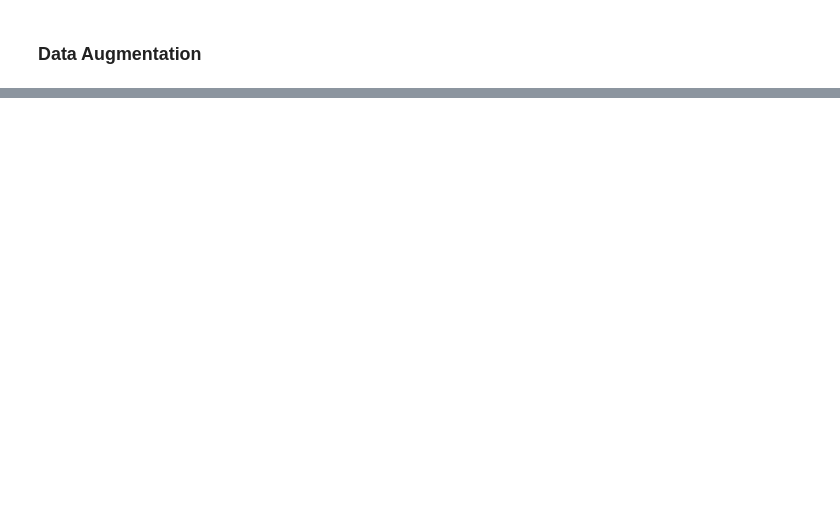
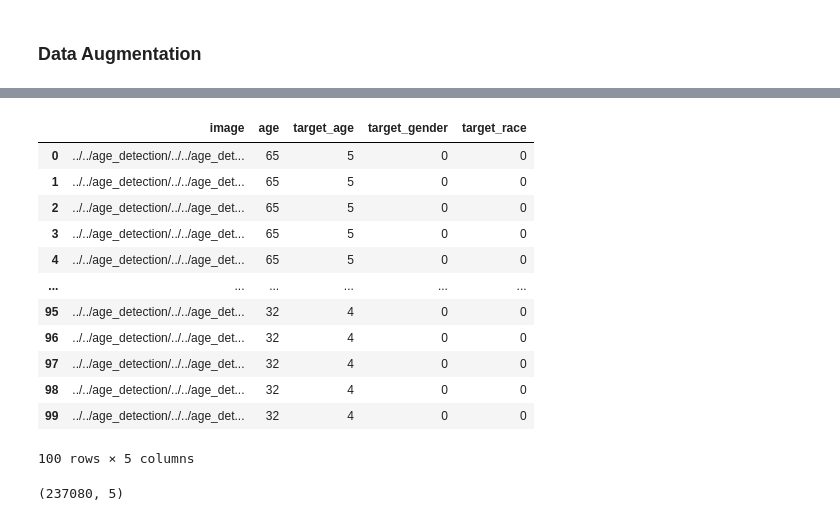
Before and after one commit to ipuneetgupta/Deep-Learning, a Jupyter notebook: FacialAnalysis/age_detection.ipynb, the cells around one changed output, grey strips where cells are left out. Drawn from its saved outputs; the diff is of its cells as text; code cells hidden in the pictures; blank space fills up the shorter version.

```diff
--- a/FacialAnalysis/age_detection.ipynb
+++ b/FacialAnalysis/age_detection.ipynb
@@ -206,13 +214,15 @@ train_aug_df
 # %%
 # Running a for-loop through all the images in train_df and augmenting them.
 
-for i in range(train_df.shape[0]):
+for i in tqdm(range(train_df.shape[0])):
 
     # Reading the image filepath, name, age and target values.
-    img_path = train_df.loc[i, 'filename']
+    img_path = train_df.loc[i, 'image']
     img_name = img_path.split("/")[-1]
     img_age = train_df.loc[i, 'age']
-    img_target = train_df.loc[i, 'target']
+    img_target_race = train_df.loc[i,'target_race']
+    img_target_age = train_df.loc[i, 'target_age']
+    img_target_gender = train_df.loc[i,'target_gender']
 
     # Reading the image from the filepath and converting it to proper colour format in cv2.
     img = cv2.imread(img_path)
@@ -265,16 +275,16 @@ for i in range(train_df.shape[0]):
 
     # Creating a new temp_df for the augmented images (similar to train_df).
     temp_df = pd.DataFrame(columns=train_df.columns)
-    temp_df.loc[1] = ["/content"+img_dest1, img_age, img_target]
-    temp_df.loc[2] = ["/content"+img_dest2, img_age, img_target]
-    temp_df.loc[3] = ["/content"+img_dest3, img_age, img_target]
-    temp_df.loc[4] = ["/content"+img_dest4, img_age, img_target]
-    temp_df.loc[5] = ["/content"+img_dest5, img_age, img_target]
-    temp_df.loc[6] = ["/content"+img_dest6, img_age, img_target]
-    temp_df.loc[7] = ["/content"+img_dest7, img_age, img_target]
-    temp_df.loc[8] = ["/content"+img_dest8, img_age, img_target]
-    temp_df.loc[9] = ["/content"+img_dest9, img_age, img_target]
-    temp_df.loc[10] = ["/content"+img_dest10, img_age, img_target]
+    temp_df.loc[1] = [path+img_dest1, img_age, img_target_age,img_target_gender,img_target_race]
+    temp_df.loc[2] = [path+img_dest2, img_age, img_target_age,img_target_gender,img_target_race]
+    temp_df.loc[3] = [path+img_dest3, img_age, img_target_age,img_target_gender,img_target_race]
+    temp_df.loc[4] = [path+img_dest4, img_age, img_target_age,img_target_gender,img_target_race]
+    temp_df.loc[5] = [path+img_dest5, img_age, img_target_age,img_target_gender,img_target_race]
+    temp_df.loc[6] = [path+img_dest6, img_age, img_target_age,img_target_gender,img_target_race]
+    temp_df.loc[7] = [path+img_dest7, img_age, img_target_age,img_target_gender,img_target_race]
+    temp_df.loc[8] = [path+img_dest8, img_age, img_target_age,img_target_gender,img_target_race]
+    temp_df.loc[9] = [path+img_dest9, img_age, img_target_age,img_target_gender,img_target_race]
+    temp_df.loc[10] = [path+img_dest10, img_age, img_target_age,img_target_race,img_target_gender]
 
     # Concatenating temp_df with the new train_aug_df.
     train_aug_df = pd.concat([train_aug_df, temp_df], axis=0, ignore_index=True)
@@ -288,0 +311,20 @@ KeyError: 'filename'
+# %%
+train_aug_df.head(100)
+# %% [output]
+|  | image | age | target_age | target_gender | target_race |
+| 0 | ../../age_detection/../../age_det... | 65 | 5 | 0 | 0 |
+| 1 | ../../age_detection/../../age_det... | 65 | 5 | 0 | 0 |
+| 2 | ../../age_detection/../../age_det... | 65 | 5 | 0 | 0 |
+| 3 | ../../age_detection/../../age_det... | 65 | 5 | 0 | 0 |
+| 4 | ../../age_detection/../../age_det... | 65 | 5 | 0 | 0 |
+| ... | ... | ... | ... | ... | ... |
+| 95 | ../../age_detection/../../age_det... | 32 | 4 | 0 | 0 |
+| 96 | ../../age_detection/../../age_det... | 32 | 4 | 0 | 0 |
+| 97 | ../../age_detection/../../age_det... | 32 | 4 | 0 | 0 |
+| 98 | ../../age_detection/../../age_det... | 32 | 4 | 0 | 0 |
+| 99 | ../../age_detection/../../age_det... | 32 | 4 | 0 | 0 |
+100 rows × 5 columns
+# %%
+train_aug_df.shape
+# %% [output]
+(237080, 5)
```
Also changed, not shown: parts of 14 cells of this notebook, 3 other files.
